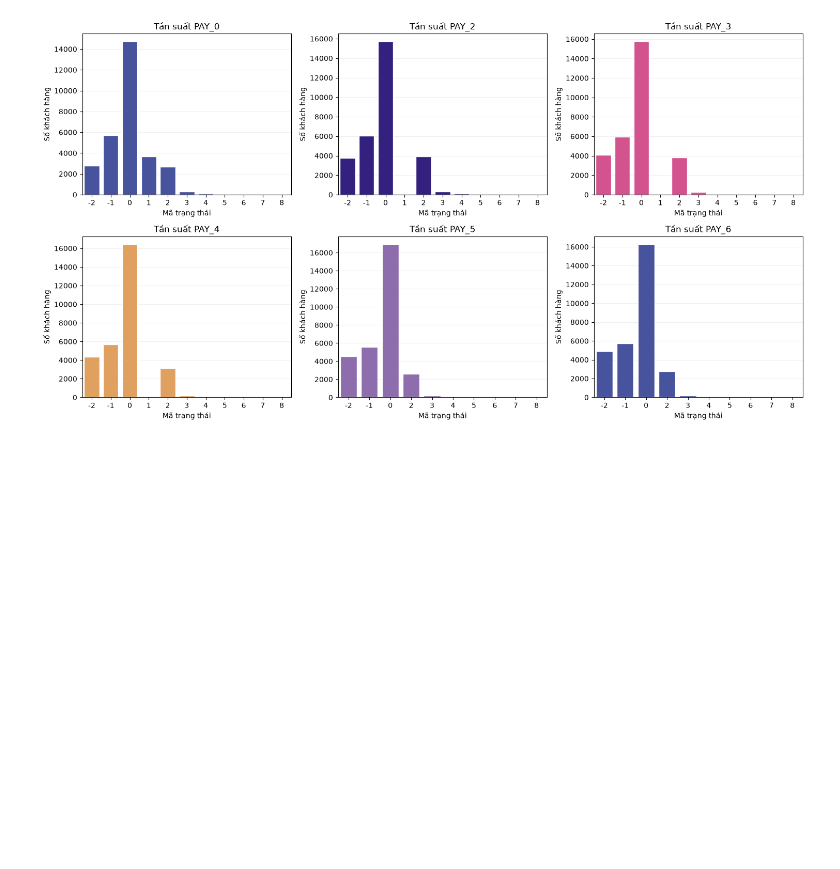
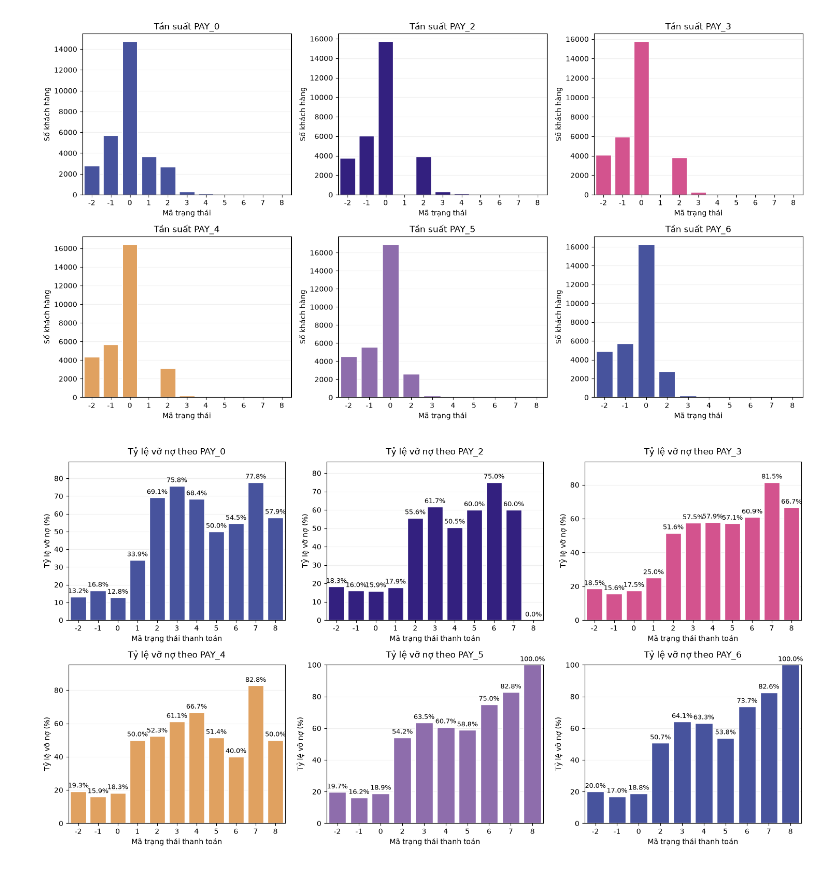
Before and after one commit to Nguen-03/ML_report, a Jupyter notebook: notebook/EDA.ipynb, the cells around one changed output. Cells and saved outputs as stored; diff of their text form; code cells hidden in the pictures; blank space fills up the shorter version.

```diff
--- a/notebook/EDA.ipynb
+++ b/notebook/EDA.ipynb
@@ -494,3 +492,95 @@ if pay_cols:
 [figure]
 [figure]
 [figure]
+# %%
+
+# QUAN HỆ GIỮA ĐẶC TRƯNG VÀ NHÃN
+# Tỷ lệ vỡ nợ theo trạng thái thanh toán
+
+# Kiểm tra các cột cần thiết
+if target not in df.columns:
+    raise KeyError(
+        f"Không tìm thấy cột mục tiêu '{target}'. "
+        f"Các cột hiện có: {df.columns.tolist()}"
+    )
+
+valid_pay_cols = [col for col in pay_cols if col in df.columns]
+
+# Tỷ lệ vỡ nợ theo từng trạng thái thanh toán
+if valid_pay_cols:
+    fig, axes = plt.subplots(2, 3, figsize=(15, 8))
+    axes = axes.flatten()
+
+    for i, (col, ax) in enumerate(zip(valid_pay_cols, axes)):
+        # Tính tỷ lệ vỡ nợ theo từng trạng thái
+        rate = (
+            df.groupby(col, observed=True)[target]
+            .mean()
+            .mul(100)
+            .dropna()
+        )
+
+        plot_data = pd.DataFrame({
+            "trang_thai": rate.index.astype(str),
+            "ty_le_vo_no": rate.values
+        })
+
+        color = palette[i % len(palette)]
+
+        sns.barplot(
+            data=plot_data,
+            x="trang_thai",
+            y="ty_le_vo_no",
+            color=color,
+            edgecolor="white",
+            ax=ax
+        )
+
+        # Hiển thị phần trăm trên đầu cột
+        for container in ax.containers:
+            ax.bar_label(
+                container,
+                fmt="%.1f%%",
+                padding=3,
+                fontsize=9
+            )
+
+        ax.set_title(
+            f"Tỷ lệ vỡ nợ theo {col}",
+            fontsize=12,
+            pad=10
+        )
+        ax.set_xlabel("Mã trạng thái thanh toán")
+        ax.set_ylabel("Tỷ lệ vỡ nợ (%)")
+        ax.tick_params(axis="x", rotation=0)
+        ax.set_ylim(0, min(100, max(rate.max() * 1.15, 5)))
+        ax.grid(axis="y", alpha=0.2)
+        ax.set_axisbelow(True)
+
+    # Ẩn các ô biểu đồ không sử dụng
+    for ax in axes[len(valid_pay_cols):]:
+        ax.set_visible(False)
+
+    fig.patch.set_facecolor("#FFFFFF")
+    plt.tight_layout()
+    plt.show()
+
+
+# Bảng tỷ lệ vỡ nợ theo PAY_0
+if "PAY_0" in df.columns:
+    summary = (
+        df.groupby("PAY_0")[target]
+        .agg(["count", "mean"])
+        .rename(columns={
+            "count": "so_khach_hang",
+            "mean": "ty_le_vo_no"
+        })
+    )
+
+    summary["ty_le_vo_no"] = (
+        summary["ty_le_vo_no"] * 100
+    ).round(2)
+
+    display(summary)
+# %% [output]
+[figure, added]
```
Also changed, not shown: parts of 4 cells of this notebook.
